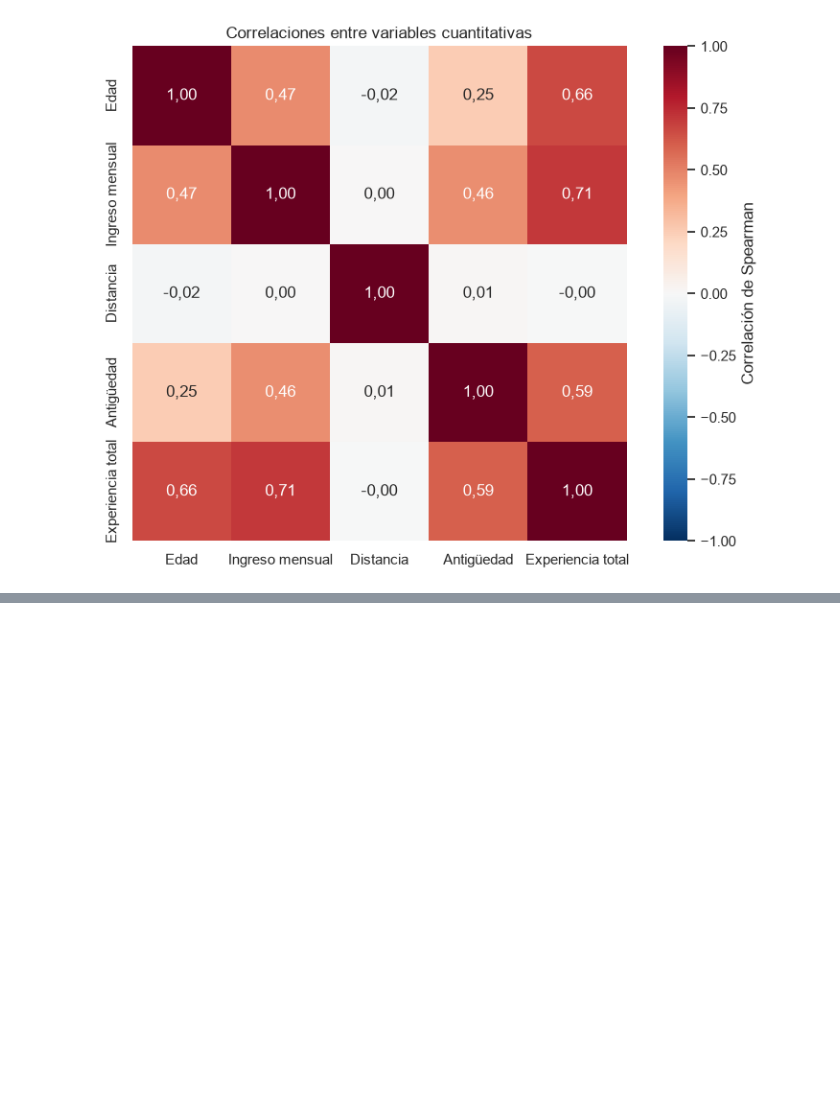
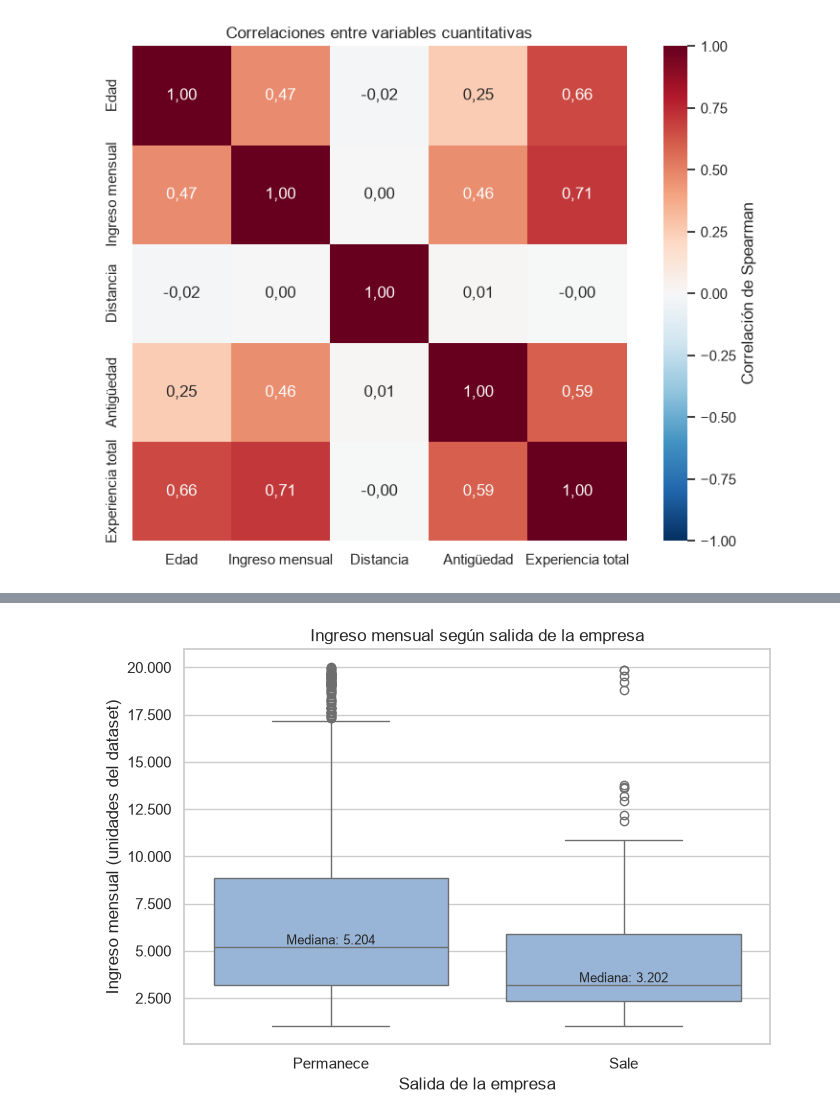
Before and after one commit to hernansaavedrag/estadisticaComputacional, a Jupyter notebook: Sumativa1/Sumativa1_IBM_HR.ipynb, the cells around one changed output, grey strips where cells are left out. Saved outputs shown, nothing was run; the diff lists cells and outputs as text; code cells hidden in the pictures; blank space fills up the shorter version.

Commit message:
feat: seccion 8 analisis bivariado, figuras 4 y 5 e interpretaciones secciones 3 a 8

```diff
--- a/Sumativa1/Sumativa1_IBM_HR.ipynb
+++ b/Sumativa1/Sumativa1_IBM_HR.ipynb
@@ -653,0 +744,80 @@ plt.show()
+# %%
+from matplotlib.ticker import FuncFormatter
+
+# Figura 4 · Ingreso mensual según salida
+fig, ax = plt.subplots(figsize=(7, 5))
+
+sns.boxplot(
+    data=analisis,
+    x="Attrition",
+    y="MonthlyIncome",
+    order=["No", "Yes"],
+    color="#8DB4E2",
+    ax=ax
+)
+
+ax.set_xticks([0, 1])
+ax.set_xticklabels(["Permanece", "Sale"])
+ax.set_xlabel("Salida de la empresa")
+ax.set_ylabel("Ingreso mensual (unidades del dataset)")
+ax.yaxis.set_major_formatter(
+    FuncFormatter(lambda valor, _: f"{valor:,.0f}".replace(",", "."))
+)
+
+for posicion, grupo in enumerate(["No", "Yes"]):
+    mediana = analisis.loc[analisis["Attrition"].eq(grupo), "MonthlyIncome"].median()
+    ax.text(
+        posicion, mediana, f"Mediana: {mediana:,.0f}".replace(",", "."),
+        ha="center", va="bottom", fontsize=9
+    )
+
+ax.set_title("Ingreso mensual según salida de la empresa")
+fig.tight_layout()
+fig.savefig(carpeta_figuras / "figura_4_ingreso_salida.png", dpi=300, bbox_inches="tight")
+plt.show()
+
+# Figura 5 · Porcentaje de salida por horas extra y satisfacción laboral
+tasa_general = analisis["Attrition"].eq("Yes").mean() * 100
+
+fig, axes = plt.subplots(1, 2, figsize=(12, 5))
+
+for ax, variable, titulo in zip(
+    axes,
+    ["OverTime", "JobSatisfaction"],
+    ["Horas extra", "Satisfacción laboral"]
+):
+    tabla = tasas_salida[variable]
+
+    if variable == "OverTime":
+        etiquetas = ["Sí" if categoria == "Yes" else "No" for categoria in tabla.index]
+    else:
+        etiquetas = [str(categoria) for categoria in tabla.index]
+
+    barras = ax.bar(etiquetas, tabla["Porcentaje de salida"], color="#4472C4")
+
+    ax.axhline(
+        tasa_general, color="gray", linestyle="--", linewidth=1,
+        label=f"Tasa general ({tasa_general:.2f} %)".replace(".", ",")
+    )
+
+    for barra, porcentaje in zip(barras, tabla["Porcentaje de salida"]):
+        ax.text(
+            barra.get_x() + barra.get_width() / 2,
+            barra.get_height() + 0.5,
+            f"{porcentaje:.2f} %".replace(".", ","),
+            ha="center", fontsize=9
+        )
+
+    ax.set_title(titulo)
+    ax.set_ylabel("Salida dentro del grupo (%)")
+    ax.set_ylim(0, tabla["Porcentaje de salida"].max() * 1.25)
+
+axes[1].set_xlabel("Nivel de satisfacción (1 = bajo, 4 = muy alto)")
+axes[0].legend(loc="upper left")
+
+fig.suptitle("Porcentaje de salida según horas extra y satisfacción laboral", fontsize=14)
+fig.tight_layout()
+fig.savefig(carpeta_figuras / "figura_5_tasas_salida.png", dpi=300, bbox_inches="tight")
+plt.show()
+# %% [output]
+[figure, added]
```
Also changed, not shown: parts of 12 cells of this notebook, 2 other files.
